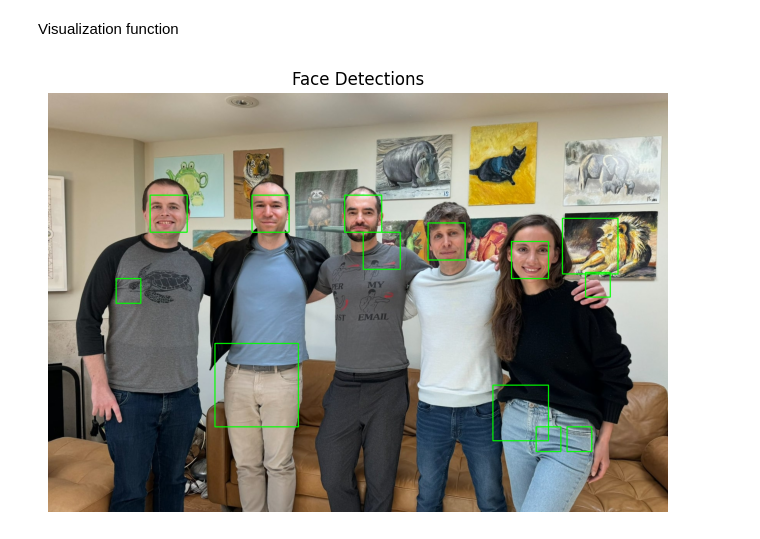
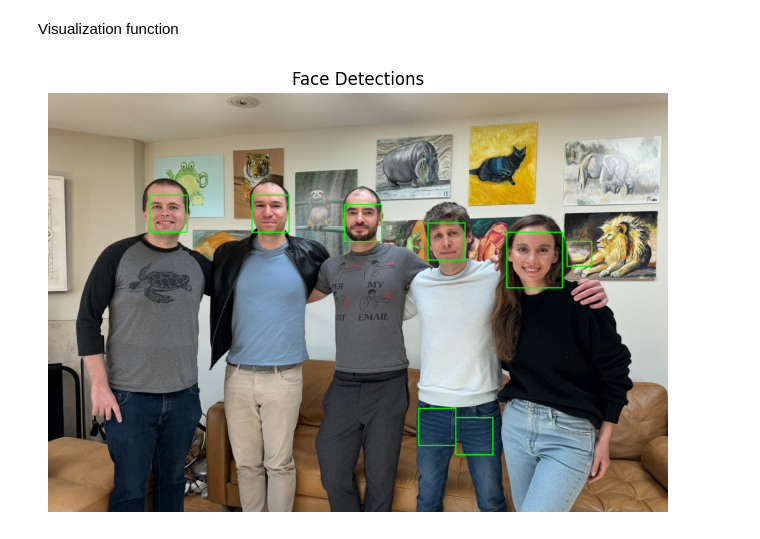
Before and after one commit to andreiprb/pca_fft_face_detection_sandbox, a Jupyter notebook: experiment/models/sandbox.ipynb, the cells around one changed output. Drawn from its saved outputs; the diff is of its cells as text; code cells hidden in the pictures.

Commit message:
rbf kernel inside base model and some failed PCA attempt

```diff
--- a/experiment/models/sandbox.ipynb
+++ b/experiment/models/sandbox.ipynb
@@ -203,8 +203,10 @@ def load_dataset(pos_img: np.ndarray,
 
     return data_X, labels_y
 # %%
-X, y = load_dataset(positive_images, negative_images)
-print("Dataset size:", X.shape, y.shape)
+X: np.ndarray
+Y: np.ndarray
+X, Y = load_dataset(positive_images, negative_images)
+print("Dataset size:", X.shape, Y.shape)
 # %% [output]
 Dataset size: (63233, 1764) (63233,)
 # %%
@@ -215,16 +217,16 @@ filename: str = "model/svm.joblib"
 # %% [markdown]
 Training the SVC (already trained, can be loaded from the commented line)
 # %%
-# svm: LinearSVC = joblib.load(filename)
+# svm: SVC = joblib.load(filename)
 
-svm: LinearSVC = LinearSVC(max_iter=MAX_ITERATIONS)
-svm.fit(X, y)
+svc: SVC = SVC(kernel="rbf", max_iter=MAX_ITERATIONS)
+svc.fit(X, Y)
 
-joblib.dump(svm, filename)
+joblib.dump(svc, filename)
 
-pred_train: np.ndarray = svm.predict(X)
+pred_train: np.ndarray = svc.predict(X)
 print("Classification report (training data):")
-print(classification_report(y, pred_train))
+print(classification_report(Y, pred_train))
 # %% [output]
 Classification report (training data):
               precision    recall  f1-score   support
@@ -272,8 +274,8 @@ def non_max_suppression(boxes: List[Tuple[int, int, int, int]], overlapThresh: f
 Detection function
 # %%
 def detect_faces(image: np.ndarray,
-                 svm: LinearSVC,
-                 window_size: Tuple[int, int] = (RESOLUTION),
+                 svm: SVC,
+                 window_size: Tuple[int, int] = RESOLUTION,
                  stepSize: int = 16,
                  scale: float = 1.5) -> List[Tuple[int, int, int, int]]:
     detections: List[Tuple[int, int, int, int]] = []
@@ -293,14 +295,14 @@ def detect_faces(image: np.ndarray,
 Visualization function
 # %%
 def visualize_face_detections(test_image_path: str,
-                              svm: LinearSVC,
+                              svm: SVC,
                               stepSize: int = 16,
                               scale: float = 1.5) -> None:
     """
     Visualizes face detections on a test image using a trained SVM model.
 
     :param test_image_path: Path to the test image.
-    :param svm: A trained LinearSVC model for face detection.
+    :param svm: A trained SVC model for face detection.
     :param stepSize: The step size for the sliding window.
     :param scale: The scaling factor for the image pyramid.
     """
@@ -318,6 +320,6 @@ def visualize_face_detections(test_image_path: str,
     else:
         print("Test image not found.")
 # %%
-visualize_face_detections("../test_data/test.jpg", svm)
+visualize_face_detections("../test_data/test.jpg", svc)
 # %% [output]
-[figure, old version]
+[figure, new version]
```
Also changed, not shown: parts of 6 cells of this notebook, 2 other files.
